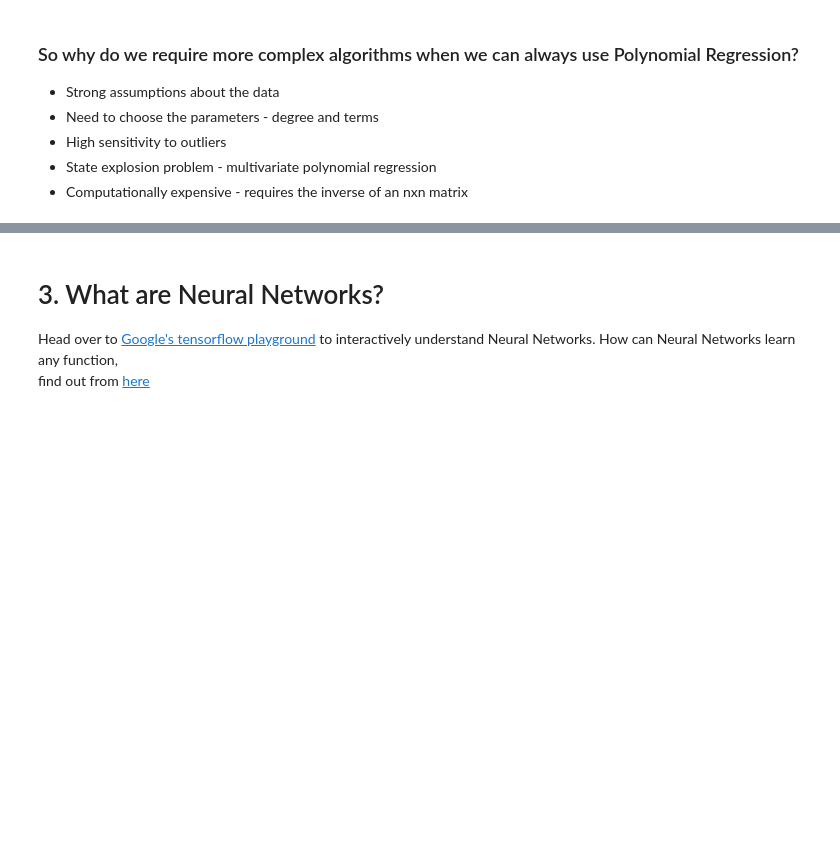
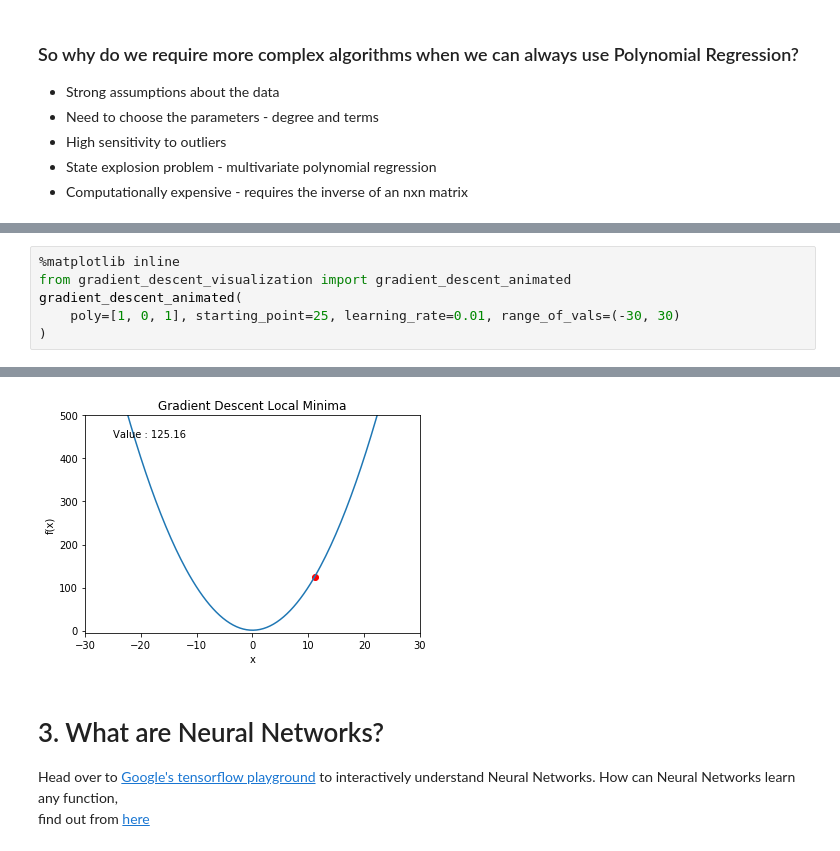
Before and after one commit to coolsidd/ML_SIG_2019_Lecture, a Jupyter notebook: ML-SIG-2019.ipynb, the cells around one changed output, grey strips where cells are left out. Cells and saved outputs as stored; diff of their text form; blank space fills up the shorter version.

Commit message:
Gradient descent kind of fixed??

```diff
--- a/ML-SIG-2019.ipynb
+++ b/ML-SIG-2019.ipynb
@@ -130,3 +130,10 @@ interactive(children=(FloatSlider(value=0.3, description='noise', max=1.0, step=
 # 3. How Gradient Descent works
 ![lr_wiggle](./wiggle.gif "Linear Regression wiggle")
 ![gd](./grad_desc.png "Gradient Descent")
+# %%
+%matplotlib inline
+from gradient_descent_visualization import gradient_descent_animated
+gradient_descent_animated(
+    poly=[1, 0, 1], starting_point=25, learning_rate=0.01, range_of_vals=(-30, 30)
+)
+# %% [output]
@@ -133,3 +141,4 @@ interactive(children=(FloatSlider(value=0.3, description='noise', max=1.0, step=
+[figure, added]
 # %% [markdown]
 # 3. What are Neural Networks?
 Head over to [Google's tensorflow playground](https://playground.tensorflow.org) to interactively understand Neural Networks.
```
Also changed, not shown: parts of 2 cells of this notebook, 1 other file.
